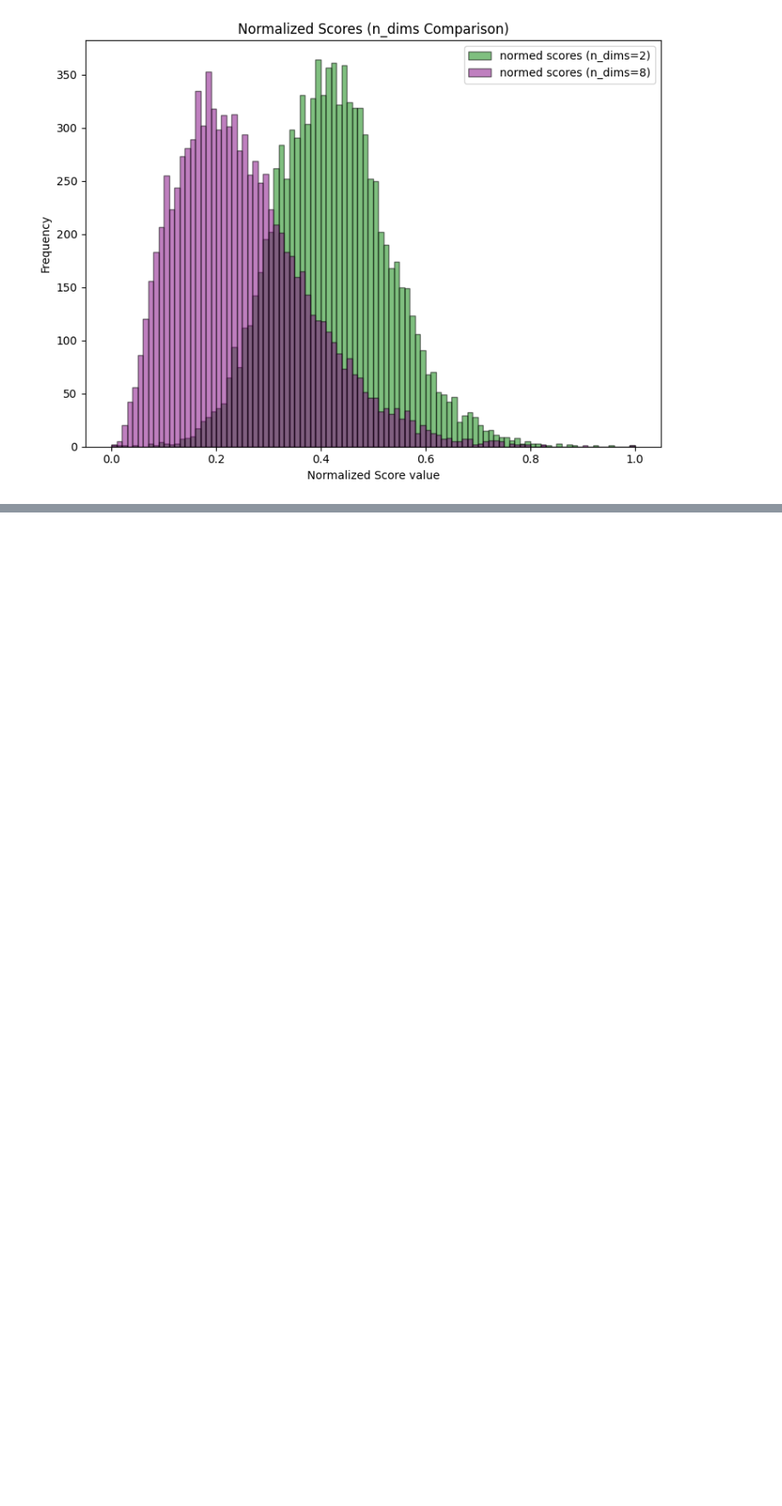
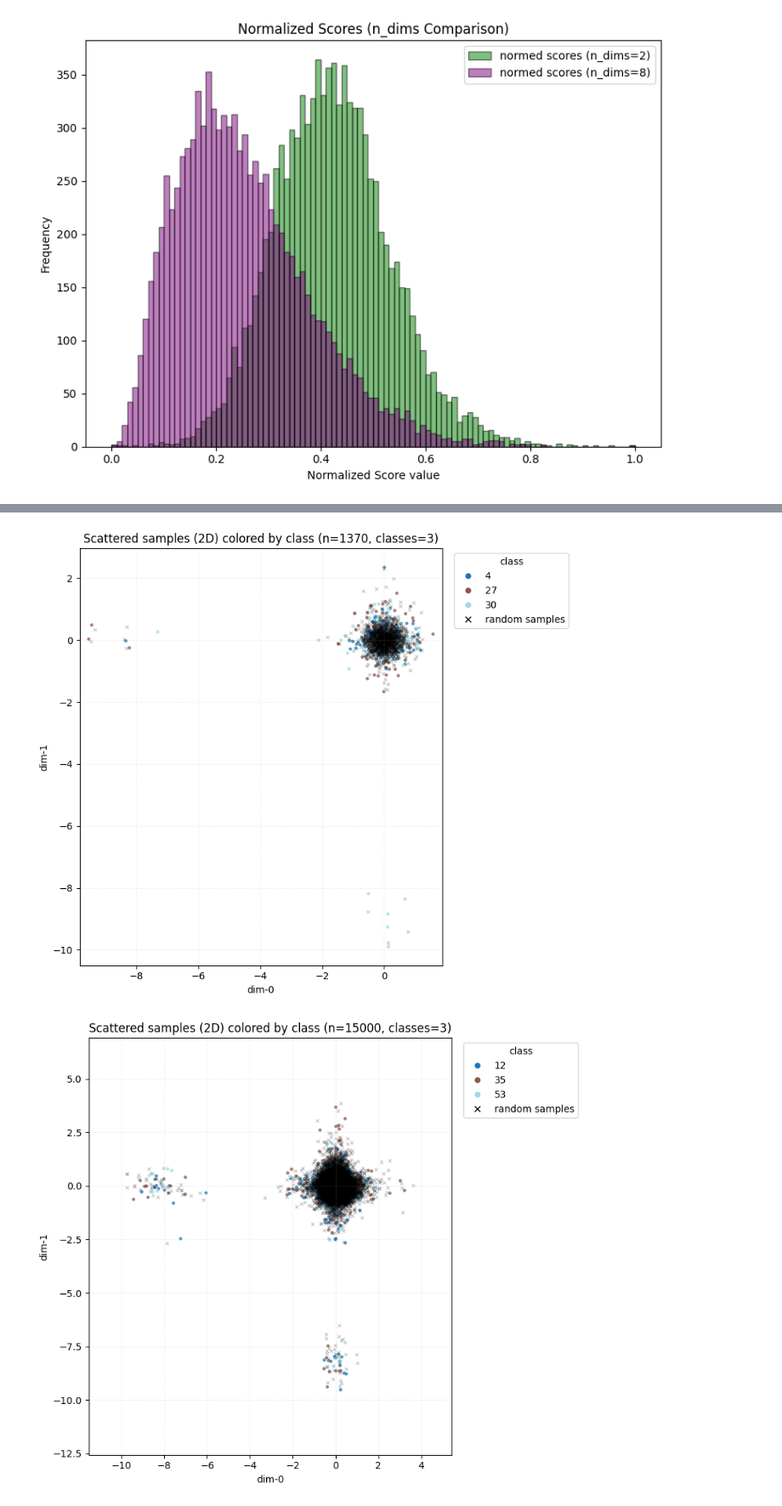
Before and after one commit to voxel51/zero-shot-coreset-selection, a Jupyter notebook: distance_metrics.ipynb, the cells around one changed output, grey strips where cells are left out. Shown at 85% size. Drawn from its saved outputs; the diff is of its cells as text; code cells hidden in the pictures; blank space fills up the shorter version.

Commit message:
auto-label data selection

```diff
--- a/distance_metrics.ipynb
+++ b/distance_metrics.ipynb
@@ -265,0 +410,65 @@ print(np.min(scores_1000))
+# %%
+import numpy as np
+import matplotlib.pyplot as plt
+import matplotlib.colors as mcolors
+
+
+def _plot_scattered_samples(scattered_samples, classes_of_scattered_samples, random_samples):
+    X2 = np.asarray(scattered_samples)
+    y = np.asarray(classes_of_scattered_samples)
+    R2 = np.asarray(random_samples)
+
+    classes = np.unique(y)
+    n_classes = len(classes)
+
+    # Map arbitrary class ids -> 0..n_classes-1 for coloring
+    class_to_idx = {c: i for i, c in enumerate(classes)}
+    y_idx = np.vectorize(class_to_idx.get)(y)
+
+    # Colormap: tab20 for small-ish class counts, otherwise a continuous map
+    cmap_name = "tab20"
+    cmap = plt.cm.get_cmap(cmap_name, n_classes)
+    norm = mcolors.Normalize(vmin=0, vmax=max(n_classes - 1, 1))
+
+    plt.figure(figsize=(8, 7))
+    sc = plt.scatter(
+        X2[:, 0], X2[:, 1],
+        c=y_idx, cmap=cmap, norm=norm,
+        s=12, alpha=0.75, linewidths=0
+    )
+
+    # NEW: overlay random samples in a single distinct color
+    plt.scatter(
+        R2[:, 0], R2[:, 1],
+        c="black", marker="x",
+        s=10, alpha=0.25, linewidths=0.8,
+        label="random samples"
+    )
+
+    plt.title(f"Scattered samples (2D) colored by class (n={len(X2)}, classes={n_classes})")
+    plt.xlabel("dim-0")
+    plt.ylabel("dim-1")
+    plt.grid(True, linestyle=":", alpha=0.3)
+    plt.axis("equal")
+
+    handles = [
+        plt.Line2D([0], [0], marker="o", linestyle="", markersize=6,
+                    markerfacecolor=cmap(norm(i)), markeredgecolor="none",
+                    label=str(c))
+        for c, i in class_to_idx.items()
+    ]
+    # NEW: legend entry for random samples
+    handles.append(plt.Line2D([0], [0], marker="x", linestyle="", color="black", label="random samples"))
+
+    plt.legend(handles=handles, title="class", bbox_to_anchor=(1.02, 1), loc="upper left")
+
+    plt.tight_layout()
+    plt.show()
+
+
+
+_plot_scattered_samples(scattered_samples_least_common_base, classes_of_scattered_samples_least_common_base, random_samples_least_common_base)
+_plot_scattered_samples(scattered_samples_most_common_base, classes_of_scattered_samples_most_common_base, random_samples_most_common_base)
+# %% [output]
+[figure, added]
+[figure, added]
```
Also changed, not shown: parts of 21 cells of this notebook, 24 other files.
